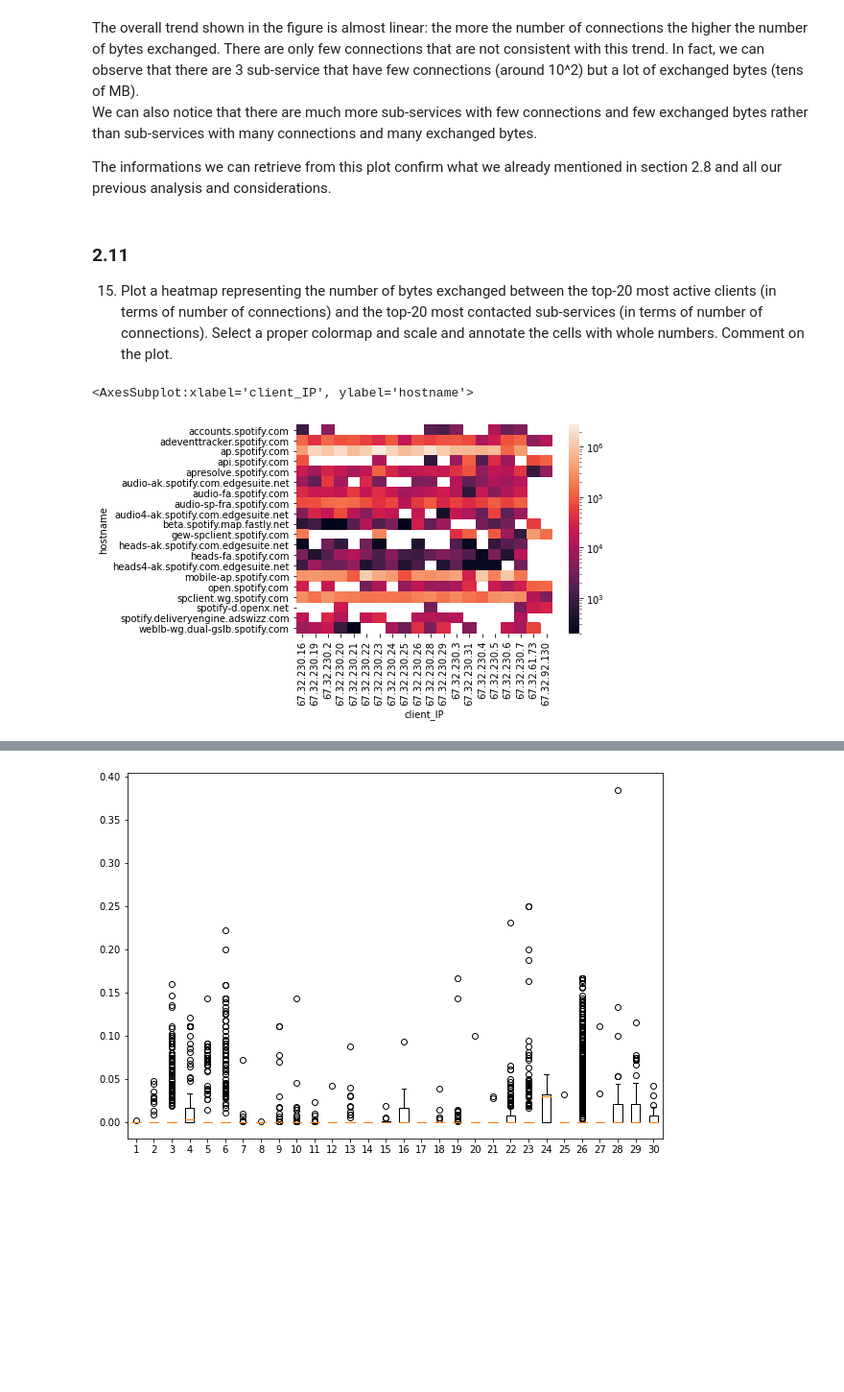
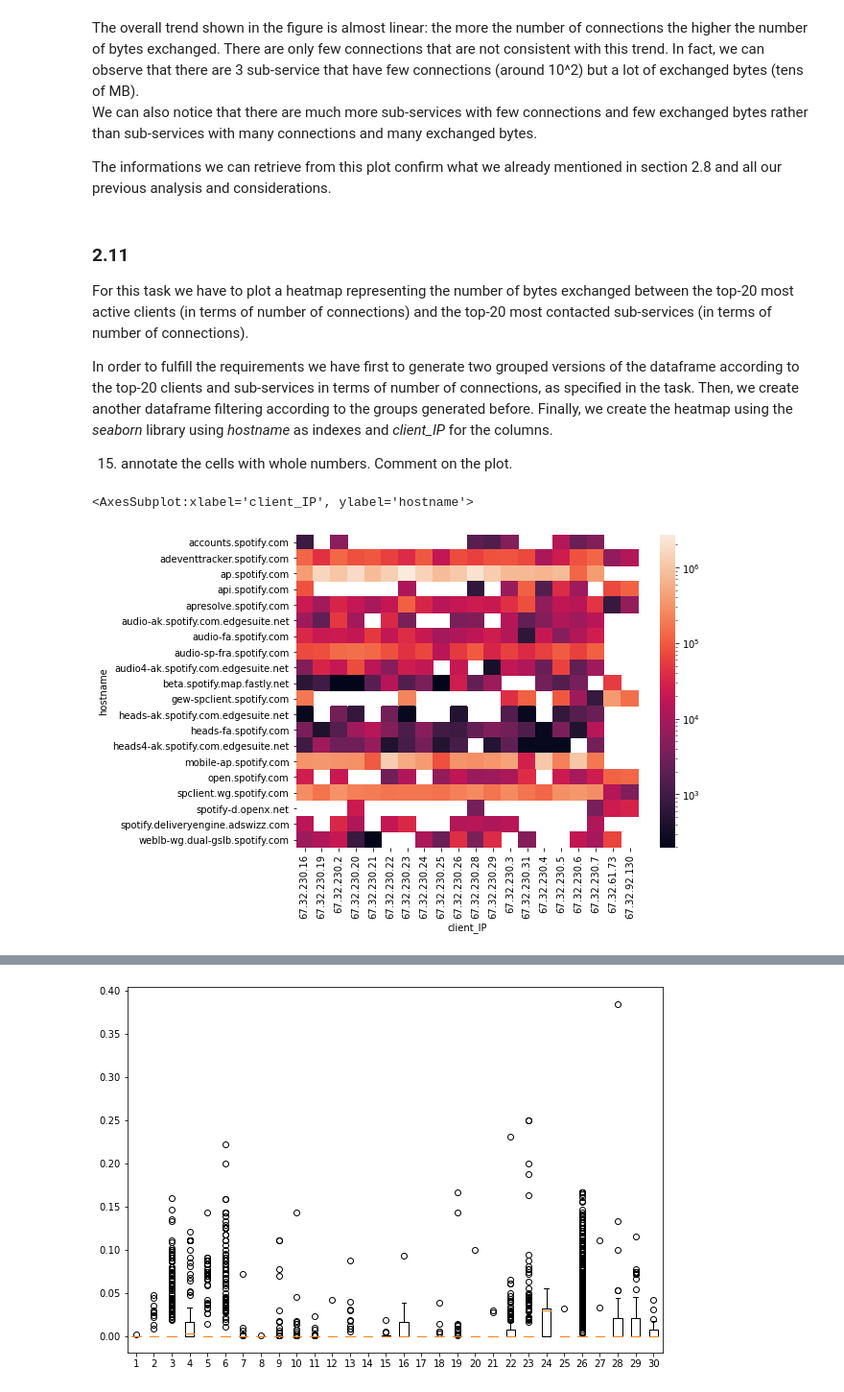
Before and after one commit to AlessioFerra/NML_Group4, a Jupyter notebook: Lab04.ipynb, the cells around one changed output, grey strips where cells are left out. Shown at 96% size. Cells and saved outputs as stored; diff of their text form; code cells hidden in the pictures; blank space fills up the shorter version.

```diff
--- a/Lab04.ipynb
+++ b/Lab04.ipynb
@@ -689,21 +689,25 @@ The informations we can retrieve from this plot confirm what we already mentione
 # %% [markdown]
 ### 2.11
 
+For this task we have to plot a heatmap representing the number of bytes exchanged between the top-20 most active clients (in terms of number of connections) and the top-20 most contacted sub-services (in terms of number of connections).
 
+In order to fulfill the requirements we have first to generate two grouped versions of the dataframe according to the top-20 clients and sub-services in terms of number of connections, as specified in the task. Then, we create another dataframe filtering according to the groups generated before. Finally, we create the heatmap using the *seaborn* library using *hostname* as indexes and *client_IP* for the columns.
 
-15. Plot a heatmap representing the number of bytes exchanged between the top-20 most active clients (in terms of number of connections) and the top-20 most contacted sub-services (in terms of number of connections). Select a proper colormap and scale and annotate the cells with whole numbers. Comment on the plot.
+15. annotate the cells with whole numbers. Comment on the plot.
 # %%
 # POINT 15
 top_clients = sp_dataf.groupby(['client_IP']).size().sort_values(ascending=False).head(20)
 top_services = sp_dataf.groupby(['hostname']).size().sort_values(ascending=False).head(20)
 
 temp = sp_dataf[(sp_dataf['client_IP'].isin(top_clients.keys()) & sp_dataf['hostname'].isin(top_services.keys()))]
 table = pd.pivot_table(\
                        temp,\
                        values='c_bytes_all:9', index='hostname', columns='client_IP',\
                        aggfunc=np.sum)
 #should be the sum of bytes to client and bytes to server?
+plt.figure(figsize=(8,6))
 sns.heatmap(table, norm=LogNorm())
+# print(temp.groupby(['hostname']).size().sort_values(ascending=False).head(20))
 # %% [output]
 <AxesSubplot:xlabel='client_IP', ylabel='hostname'>
-[figure, old version]
+[figure, new version]
```
Also changed, not shown: parts of 3 cells of this notebook.
